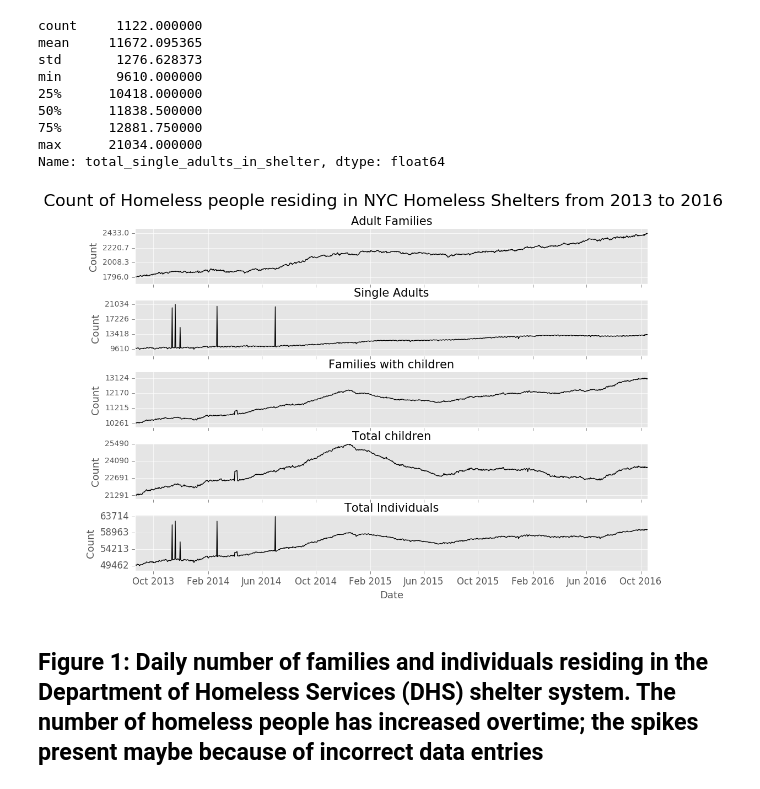
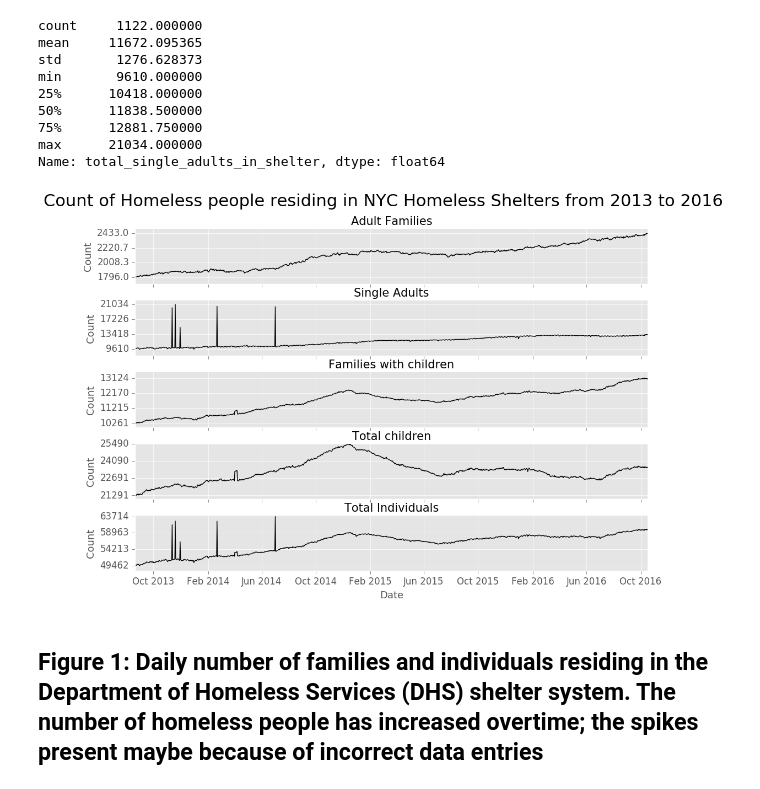
Before and after one commit to ace-gabriel/PUI2016_vys217, a Jupyter notebook: HW7_vys217/HW7_vys217.ipynb, the cells around one changed output. Drawn from its saved outputs; the diff is of its cells as text; code cells hidden in the pictures.

```diff
--- a/HW7_vys217/HW7_vys217.ipynb
+++ b/HW7_vys217/HW7_vys217.ipynb
@@ -113,6 +113,7 @@ ax1.spines['top'].set_color('none')
 ax1.xaxis.set_ticks_position('bottom')
 ax1.yaxis.set_ticks_position('left')
 ax1.set_title('Adult Families', fontsize = 15)
+ax1.tick_params(labelsize=12)
 # ax1.grid(False)
 ax1.set_yticks(np.linspace(min(list(data.adult_families_in_shelter)),
                            max(list(data.adult_families_in_shelter)), 4) )
@@ -126,6 +127,7 @@ ax2.xaxis.set_ticks_position('bottom')
 ax2.yaxis.set_ticks_position('left')
 # ax2.grid(False)
 ax2.set_title('Single Adults', fontsize = 15)
+ax2.tick_params(labelsize=12)
 ax2.set_yticks(np.linspace(min(list(data.total_single_adults_in_shelter)),
                            max(list(data.total_single_adults_in_shelter)), 4) )
 # pl.subplot(413)
@@ -135,37 +137,39 @@ ax3.spines['right'].set_color('none')
 ax3.spines['top'].set_color('none')
 ax3.xaxis.set_ticks_position('bottom')
 ax3.yaxis.set_ticks_position('left')
+ax3.tick_params(labelsize=12)
 # ax3.grid(False)
 ax3.set_title('Families with children', fontsize = 15)
 ax3.set_yticks(np.linspace(min(list(data.families_with_children_in_shelter)),
                            max(list(data.families_with_children_in_shelter)), 4) )
 # pl.subplot(414)
 ax4.plot(list(data.date_of_census), list(data.total_children_in_shelter), 'k')
 ax4.set_ylabel('Count', size = 13)
 ax4.spines['right'].set_color('none')
 ax4.spines['top'].set_color('none')
 ax4.xaxis.set_ticks_position('bottom')
 ax4.yaxis.set_ticks_position('left')
 # ax4.grid(False)
 ax4.set_title('Total children', fontsize = 15)
+ax4.tick_params(labelsize=12)
 ax4.set_yticks(np.linspace(min(list(data.total_children_in_shelter)),
                            max(list(data.total_children_in_shelter)), 4) )
 
 ax5.plot(list(data.date_of_census), list(data.total_individuals_in_shelter), 'k')
 ax5.set_ylabel('Count', size = 13)
 ax5.spines['right'].set_color('none')
 ax5.spines['top'].set_color('none')
 ax5.xaxis.set_ticks_position('bottom')
 ax5.yaxis.set_ticks_position('left')
 ax5.set_title('Total Individuals', fontsize = 15)
 # ax5.grid(False)
 ax5.set_xlabel('Date', size = 13)
 ax5.tick_params(labelsize=12)
 ax5.set_yticks(np.linspace(min(list(data.total_individuals_in_shelter)),
                            max(list(data.total_individuals_in_shelter)), 4) )
 
 pl.show()
 # %% [output]
-[figure, old version]
+[figure, new version]
 # %% [markdown]
 ## Figure 1: Daily number of families and individuals residing in the Department of Homeless Services (DHS) shelter system. The number of homeless people has increased overtime; the spikes present maybe because of incorrect data entries
```
